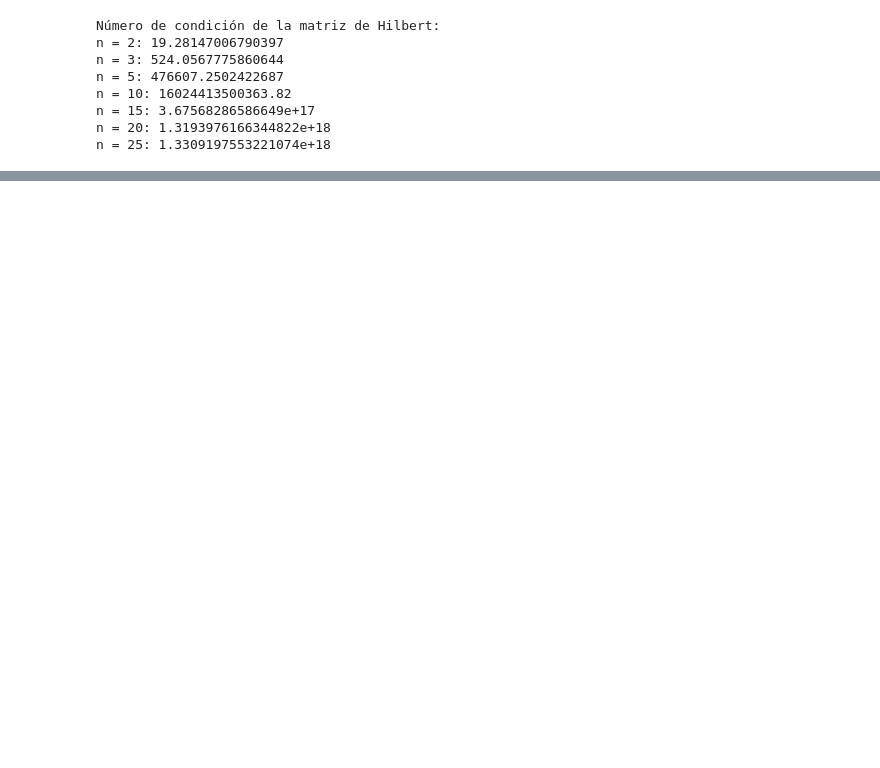
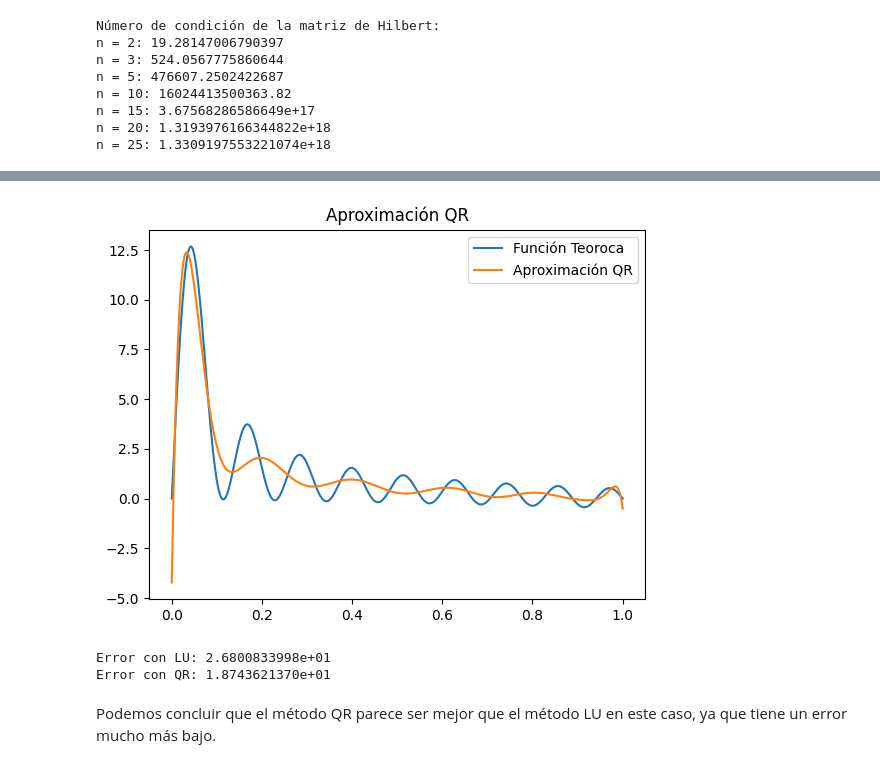
Before and after one commit to sofiaesc07/Lista2-MN2, a Jupyter notebook: Ejercicio3.ipynb, the cells around one changed output, grey strips where cells are left out. Drawn from its saved outputs; the diff is of its cells as text; code cells hidden in the pictures; blank space fills up the shorter version.

```diff
--- a/Ejercicio3.ipynb
+++ b/Ejercicio3.ipynb
@@ -64,0 +59,20 @@ Error QR: 929546402.255279
+# %%
+plt.plot(x_vals, f(x_vals), label="Función Teoroca")
+plt.plot(x_vals, aproximacion2, label="Aproximación QR")
+plt.legend()
+plt.title("Aproximación QR")
+plt.show()
+# %% [output]
+[figure, added]
+# %%
+##comparación de ambos metodos
+error_lu = norm(f(x_vals) - aproximacion1)
+print(f"Error con LU: {error_lu:.10e}")
+
+error_qr = norm(f(x_vals) - aproximacion2)
+print(f"Error con QR: {error_qr:.10e}")
+# %% [output]
+Error con LU: 2.6800833998e+01
+Error con QR: 1.8743621370e+01
+# %% [markdown]
+Podemos concluir que el método QR parece ser mejor que el método LU en este caso, ya que tiene un error mucho más bajo.
```
Also changed, not shown: parts of 10 cells of this notebook, 1 other file.
